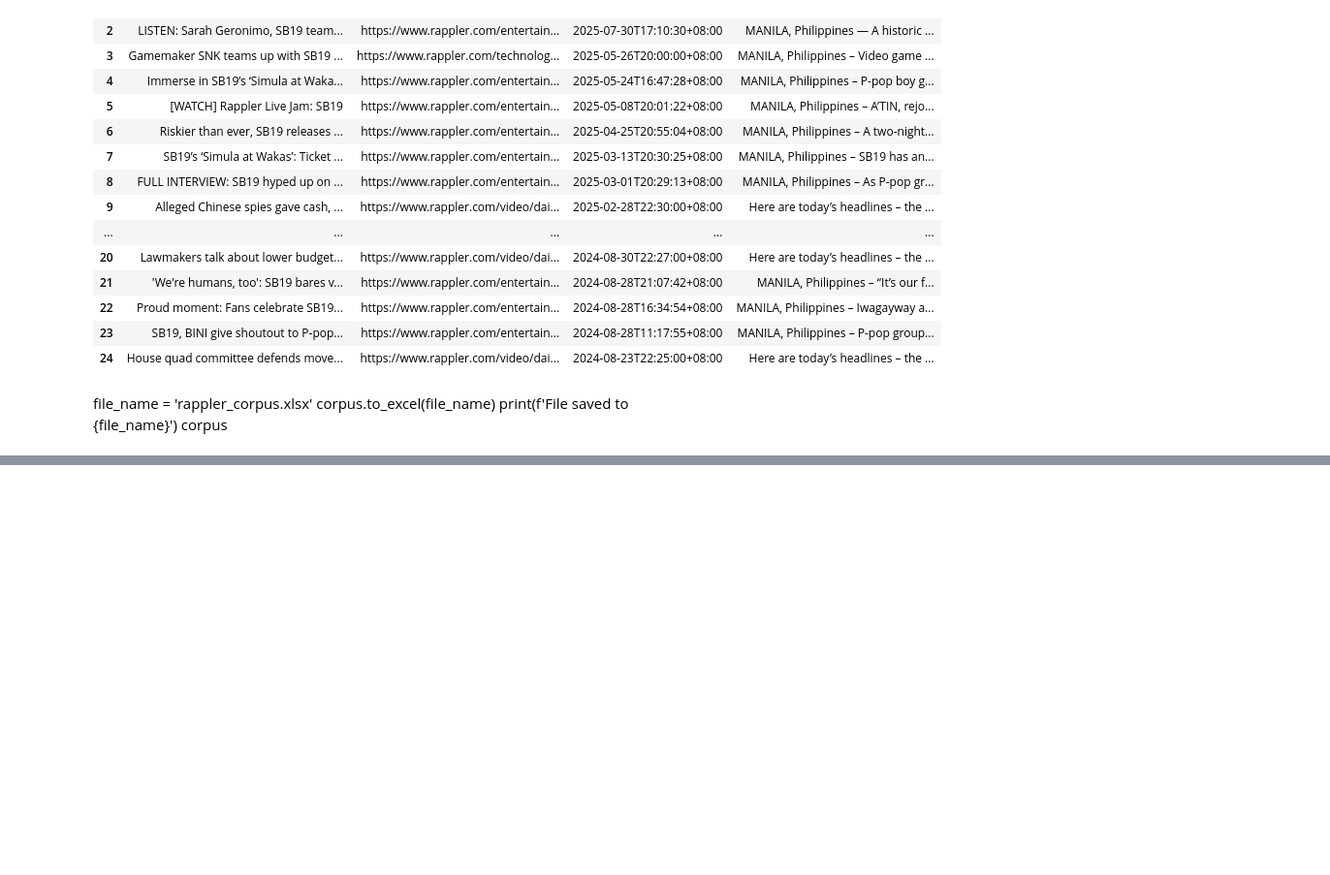
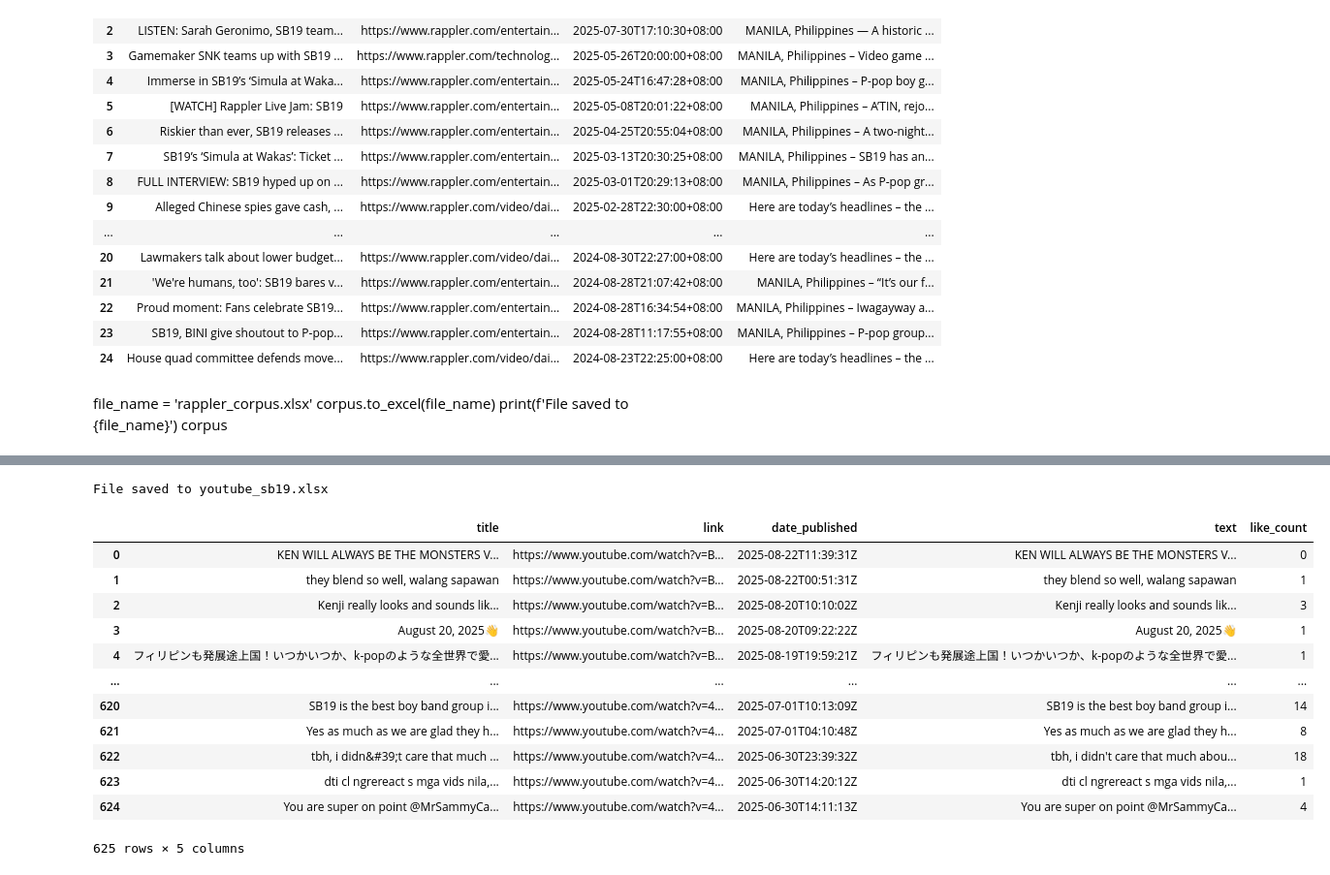
Before and after one commit to ninasandejas/CSCI-161.03-NLP-and-Text-Analysis, a Jupyter notebook: DataCollection.ipynb, the cells around one changed output, grey strips where cells are left out. Shown at 97% size. Drawn from its saved outputs; the diff is of its cells as text; code cells hidden in the pictures; blank space fills up the shorter version.

```diff
--- a/DataCollection.ipynb
+++ b/DataCollection.ipynb
@@ -151,0 +162,37 @@ corpus
+# %%
+api_key = 'AIzaSyArJa4h3CPtJILqexIrRWL22W7K1ZzxABs'
+youtube = build('youtube', 'v3', developerKey=api_key)
+# %%
+playlists = [
+    "PLajWQmEHD-f_0fa-JHuPZa2t74iw7yXgN",
+    "PLxPlPn89QnKJNiVsbfdJey2UngMbiHPK5",
+    "PLczlSeoNL3Gzy4nhPVuom1HWj9-l409zK",
+    "PLPrvacGmi0E_IFSKV7e8p75yAxxg7W0Dp",
+    "PLPChZieZzxBgOrlCBW9DX1fCshxsYanf3"
+]
+comments = []
+
+for playlist_id in playlists:
+    playlist = youtube.playlistItems().list(
+        part="contentDetails",
+        playlistId=playlist_id,
+        maxResults=5
+    ).execute()['items']
+
+    for item in playlist:
+        video_id = item['contentDetails']['videoId']
+        video_response = youtube.commentThreads().list(
+            videoId=video_id, part='snippet,replies', maxResults=25,
+            order='time'
+        ).execute()['items']
+
+        for video in video_response:
+            comment = video['snippet']['topLevelComment']['snippet']
+            comments.append([
+                comment['textDisplay'],
+                f'https://www.youtube.com/watch?v={video_id}&lc={video["snippet"]["topLevelComment"]["id"]}',
+                comment['publishedAt'],
+                comment['textOriginal'],
+                comment['likeCount'],
+            ])
+comments
@@ -151,0 +217,23 @@ corpus
+# %%
+youtube_corpus = pd.DataFrame(
+  comments, columns=['title', 'link', 'date_published', 'text', 'like_count'])
+youtube_corpus
+file_name = 'youtube_sb19.xlsx'
+youtube_corpus.to_excel(file_name)
+print(f'File saved to {file_name}')
+youtube_corpus
+# %% [output]
+File saved to youtube_sb19.xlsx
+|  | title | link | date_published | text | like_count |
+| 0 | KEN WILL ALWAYS BE THE MONSTERS V... | https://www.youtube.com/watch?v=B... | 2025-08-22T11:39:31Z | KEN WILL ALWAYS BE THE MONSTERS V... | 0 |
+| 1 | they blend so well, walang sapawan | https://www.youtube.com/watch?v=B... | 2025-08-22T00:51:31Z | they blend so well, walang sapawan | 1 |
+| 2 | Kenji really looks and sounds lik... | https://www.youtube.com/watch?v=B... | 2025-08-20T10:10:02Z | Kenji really looks and sounds lik... | 3 |
+| 3 | August 20, 2025👋 | https://www.youtube.com/watch?v=B... | 2025-08-20T09:22:22Z | August 20, 2025👋 | 1 |
+| 4 | フィリピンも発展途上国！いつかいつか、k-popのような全世界で愛... | https://www.youtube.com/watch?v=B... | 2025-08-19T19:59:21Z | フィリピンも発展途上国！いつかいつか、k-popのような全世界で愛... | 1 |
+| ... | ... | ... | ... | ... | ... |
+| 620 | SB19 is the best boy band group i... | https://www.youtube.com/watch?v=4... | 2025-07-01T10:13:09Z | SB19 is the best boy band group i... | 14 |
+| 621 | Yes as much as we are glad they h... | https://www.youtube.com/watch?v=4... | 2025-07-01T04:10:48Z | Yes as much as we are glad they h... | 8 |
+| 622 | tbh, i didn&#39;t care that much ... | https://www.youtube.com/watch?v=4... | 2025-06-30T23:39:32Z | tbh, i didn't care that much abou... | 18 |
+| 623 | dti cl ngrereact s mga vids nila,... | https://www.youtube.com/watch?v=4... | 2025-06-30T14:20:12Z | dti cl ngrereact s mga vids nila,... | 1 |
+| 624 | You are super on point @MrSammyCa... | https://www.youtube.com/watch?v=4... | 2025-06-30T14:11:13Z | You are super on point @MrSammyCa... | 4 |
+625 rows × 5 columns
```
Also changed, not shown: parts of 3 cells of this notebook, 2 other files.
